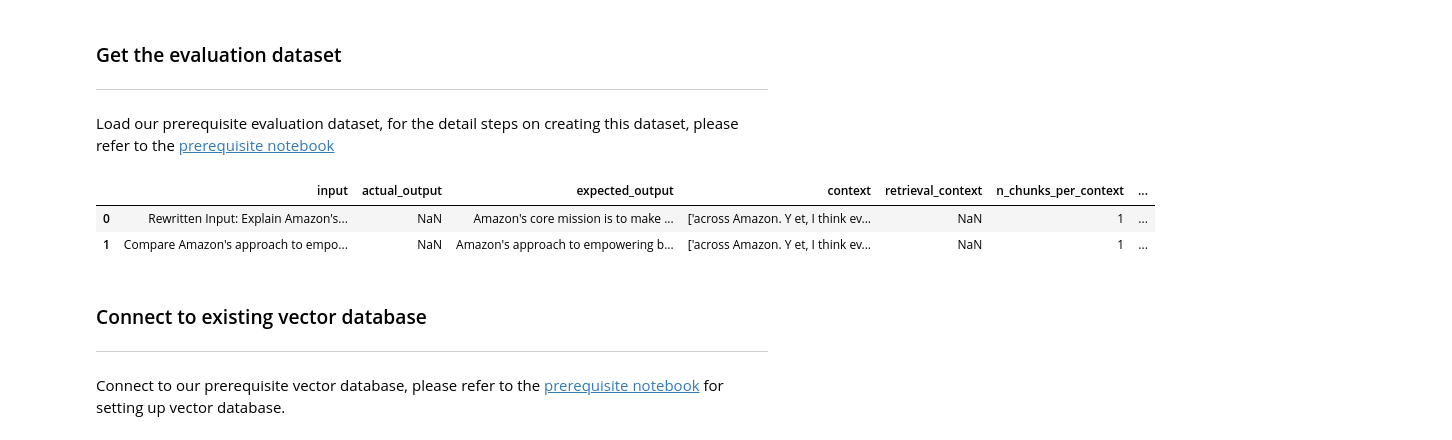
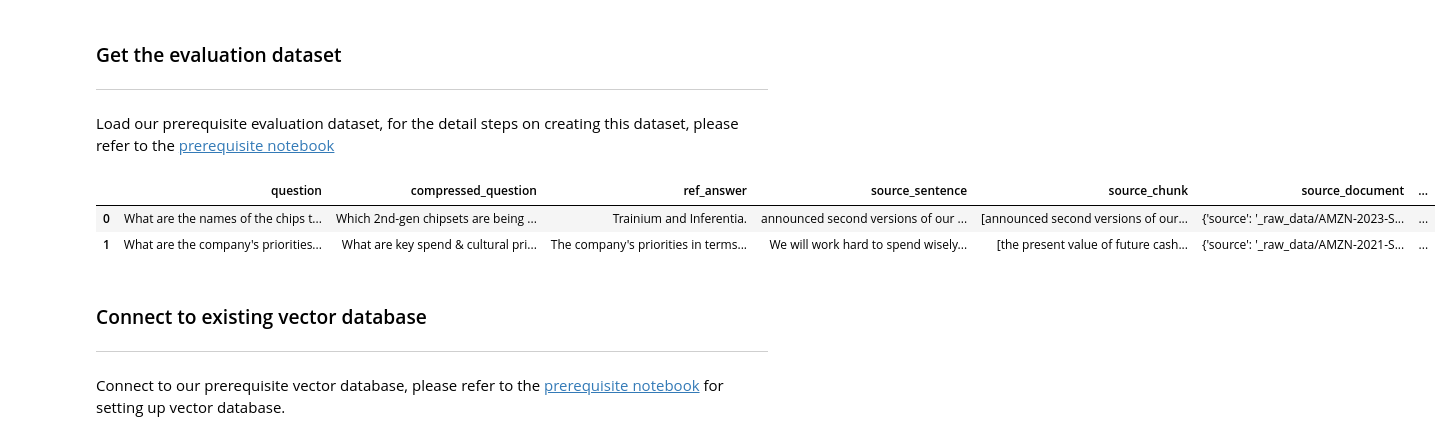
Before and after one commit to aws-samples/Meta-Llama-on-AWS, a Jupyter notebook: responsible-ai-recipes/deep-eval/RAG-evaluation-with-DeepEval.ipynb, the cells around one changed output. Drawn from its saved outputs; the diff is of its cells as text; code cells hidden in the pictures.

```diff
--- a/responsible-ai-recipes/deep-eval/RAG-evaluation-with-DeepEval.ipynb
+++ b/responsible-ai-recipes/deep-eval/RAG-evaluation-with-DeepEval.ipynb
@@ -33,10 +35,12 @@ In general, core components of RAG pipeline involve **retrieval** and **generati
 Load our prerequisite evaluation dataset, for the detail steps on creating this dataset, please refer to the [prerequisite notebook](../prerequisite-vector-db-and-evaluation-dataset.ipynb)
 # %%
 import pandas as pd
+import ast
 
 eval_df = pd.read_csv('../_eval_data/eval_dataframe.csv')
+eval_df['source_chunk'] = eval_df.source_chunk.apply(lambda s: list(ast.literal_eval(s)))
 eval_df.head(2)
 # %% [output]
-|  | input | actual_output | expected_output | context | retrieval_context | n_chunks_per_context | ... |
-| 0 | Rewritten Input: Explain Amazon's... | NaN | Amazon's core mission is to make ... | ['across Amazon. Y et, I think ev... | NaN | 1 | ... |
-| 1 | Compare Amazon's approach to empo... | NaN | Amazon's approach to empowering b... | ['across Amazon. Y et, I think ev... | NaN | 1 | ... |
+|  | question | compressed_question | ref_answer | source_sentence | source_chunk | source_document | ... |
+| 0 | What are the names of the chips t... | Which 2nd-gen chipsets are being ... | Trainium and Inferentia. | announced second versions of our ... | [announced second versions of our... | {'source': '_raw_data/AMZN-2023-S... | ... |
+| 1 | What are the company's priorities... | What are key spend & cultural pri... | The company's priorities in terms... | We will work hard to spend wisely... | [the present value of future cash... | {'source': '_raw_data/AMZN-2021-S... | ... |
```
Also changed, not shown: parts of 12 cells of this notebook, 10 other files.
